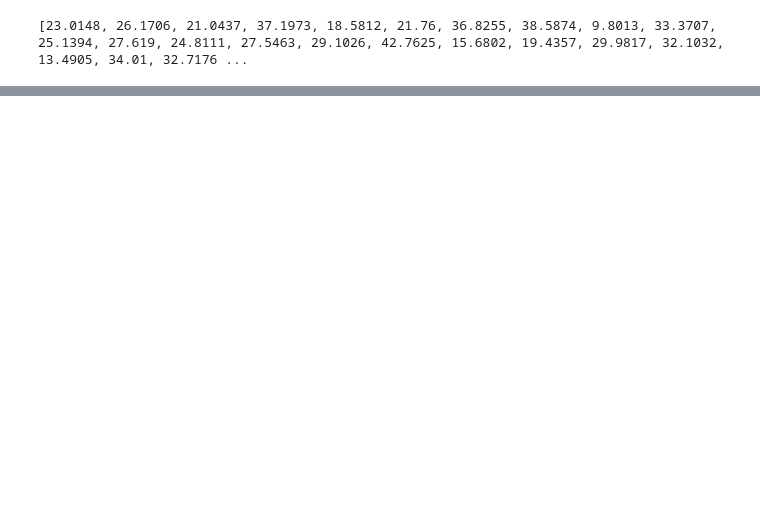
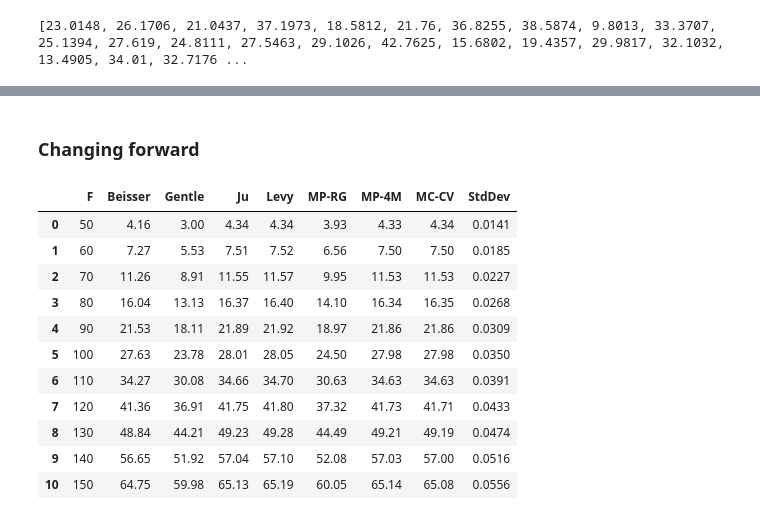
Before and after one commit to LantianXue/2001212267_2001212401, a Jupyter notebook: PHBS_ASP_Project/Ju2002_asian_and_basket_option.ipynb, the cells around one changed output, grey strips where cells are left out. Cells and saved outputs as stored; diff of their text form; code cells hidden in the pictures; blank space fills up the shorter version.

```diff
--- a/PHBS_ASP_Project/Ju2002_asian_and_basket_option.ipynb
+++ b/PHBS_ASP_Project/Ju2002_asian_and_basket_option.ipynb
@@ -208,0 +270,18 @@ print(TE6)
+# %% [markdown]
+### Changing forward
+# %%
+df = pd.read_excel(file, sheet_name='3')
+df
+# %% [output]
+|  | F | Beisser | Gentle | Ju | Levy | MP-RG | MP-4M | MC-CV | StdDev |
+| 0 | 50 | 4.16 | 3.00 | 4.34 | 4.34 | 3.93 | 4.33 | 4.34 | 0.0141 |
+| 1 | 60 | 7.27 | 5.53 | 7.51 | 7.52 | 6.56 | 7.50 | 7.50 | 0.0185 |
+| 2 | 70 | 11.26 | 8.91 | 11.55 | 11.57 | 9.95 | 11.53 | 11.53 | 0.0227 |
+| 3 | 80 | 16.04 | 13.13 | 16.37 | 16.40 | 14.10 | 16.34 | 16.35 | 0.0268 |
+| 4 | 90 | 21.53 | 18.11 | 21.89 | 21.92 | 18.97 | 21.86 | 21.86 | 0.0309 |
+| 5 | 100 | 27.63 | 23.78 | 28.01 | 28.05 | 24.50 | 27.98 | 27.98 | 0.0350 |
+| 6 | 110 | 34.27 | 30.08 | 34.66 | 34.70 | 30.63 | 34.63 | 34.63 | 0.0391 |
+| 7 | 120 | 41.36 | 36.91 | 41.75 | 41.80 | 37.32 | 41.73 | 41.71 | 0.0433 |
+| 8 | 130 | 48.84 | 44.21 | 49.23 | 49.28 | 44.49 | 49.21 | 49.19 | 0.0474 |
+| 9 | 140 | 56.65 | 51.92 | 57.04 | 57.10 | 52.08 | 57.03 | 57.00 | 0.0516 |
+| 10 | 150 | 64.75 | 59.98 | 65.13 | 65.19 | 60.05 | 65.14 | 65.08 | 0.0556 |
```
Also changed, not shown: parts of 17 cells of this notebook, 1 other file.
